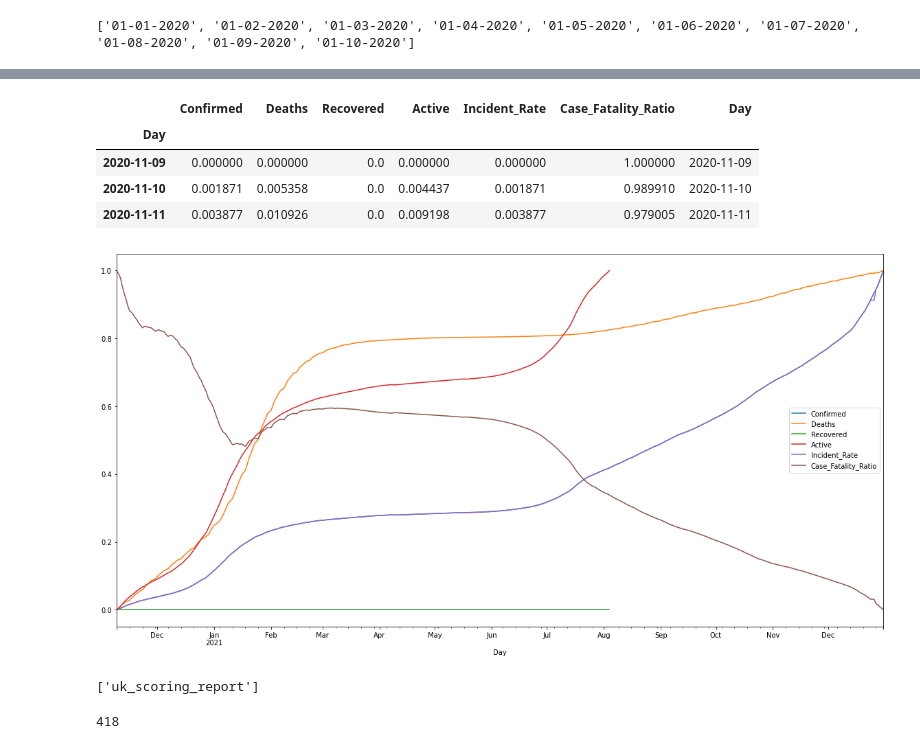
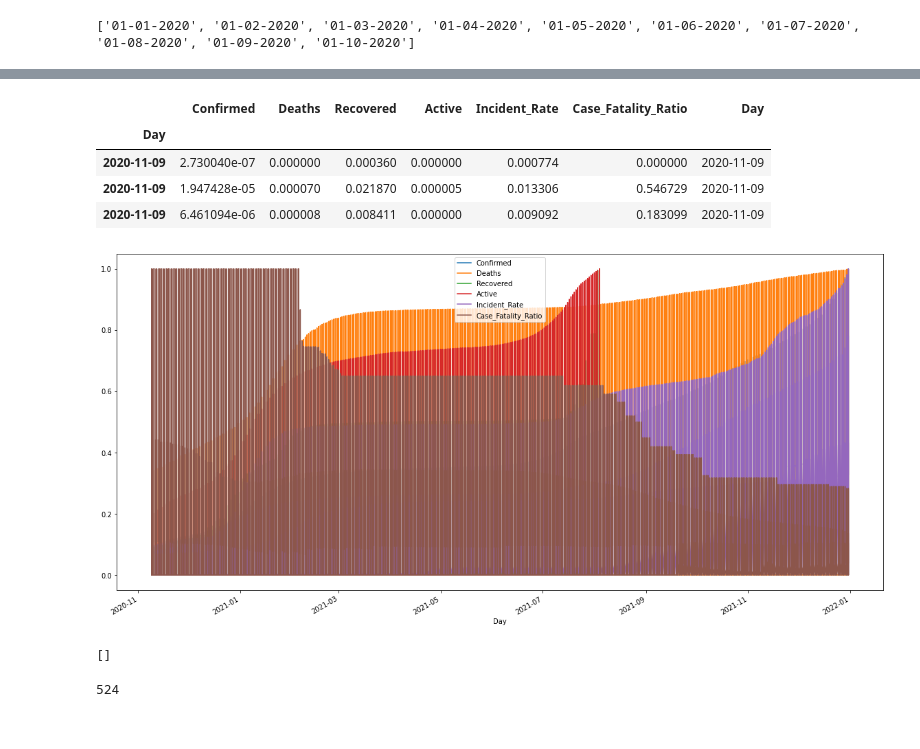
Before and after one commit to ibabedal/de_homeworks_solution, a Jupyter notebook: homework2/notebooks/Ibrahim_JHU_covid19.ipynb, the cells around one changed output, grey strips where cells are left out. Cells and saved outputs as stored; diff of their text form; code cells hidden in the pictures.

```diff
--- a/homework2/notebooks/Ibrahim_JHU_covid19.ipynb
+++ b/homework2/notebooks/Ibrahim_JHU_covid19.ipynb
@@ -30,0 +35,12 @@ except:
+# %%
+import pandas as pd
+Day='01-01-2022'
+URL_Day=f'https://raw.githubusercontent.com/CSSEGISandData/COVID-19/master/csse_covid_19_data/csse_covid_19_daily_reports/{Day}.csv'
+DF_day=pd.read_csv(URL_Day)
+DF_day['Day']=Day
+cond=(DF_day.Country_Region=='United Kingdom')#&(DF_day.Province_State=='England')
+Selec_columns=['Day','Country_Region', 'Last_Update',
+       'Lat', 'Long_', 'Confirmed', 'Deaths', 'Recovered', 'Active',
+       'Combined_Key', 'Incident_Rate', 'Case_Fatality_Ratio','Province_State']
+DF_i=DF_day[cond][Selec_columns].reset_index(drop=True)
+DF_i.head(4)
@@ -43,13 +88,13 @@ def get_list_of_days():
                 List_of_days.append(f'{month}-{day}-{year}')
     return List_of_days
 
-def get_df_uk_england_daily(Day):
+def get_df_uk_daily(Day):
     DF_i=None
     try:
         URL_Day=f'https://raw.githubusercontent.com/CSSEGISandData/COVID-19/master/csse_covid_19_data/csse_covid_19_daily_reports/{Day}.csv'
         DF_day=pd.read_csv(URL_Day)
         DF_day['Day']=Day
-        cond=(DF_day.Country_Region=='United Kingdom')&(DF_day.Province_State=='England')
+        cond=(DF_day.Country_Region=='United Kingdom')#&(DF_day.Province_State=='England')
         Selec_columns=['Day','Country_Region', 'Last_Update',
               'Lat', 'Long_', 'Confirmed', 'Deaths', 'Recovered', 'Active',
               'Combined_Key', 'Incident_Rate', 'Case_Fatality_Ratio']
@@ -59,29 +104,29 @@ def get_df_uk_england_daily(Day):
         pass
     return DF_i
 
-def Get_files_uk_england(List_of_days):
+def get_files_uk(List_of_days):
     Start=time.time()
     df_all=[]
     for Day in List_of_days:
-        df_all.append(get_df_uk_england_daily(Day))
+        df_all.append(get_df_uk_daily(Day))
     End=time.time()
     Time_in_sec=round((End-Start)/60,2)
     print(f'It took {Time_in_sec} minutes to get all data')
 
-    df_uk_england=pd.concat(df_all).reset_index(drop=True)
+    df_uk=pd.concat(df_all).reset_index(drop=True)
     # Create DateTime for Last_Update
-    df_uk_england['Last_Update']=pd.to_datetime(df_uk_england.Last_Update, infer_datetime_format=True)
-    df_uk_england['Day']=pd.to_datetime(df_uk_england.Day, infer_datetime_format=True)
+    df_uk['Last_Update']=pd.to_datetime(df_uk.Last_Update, infer_datetime_format=True)
+    df_uk['Day']=pd.to_datetime(df_uk.Day, infer_datetime_format=True)
 
-    df_uk_england['Case_Fatality_Ratio']=df_uk_england['Case_Fatality_Ratio'].astype(float)
+    df_uk['Case_Fatality_Ratio']=df_uk['Case_Fatality_Ratio'].astype(float)
 
-    df_uk_england.head(10)
-    return df_uk_england.copy()
+    df_uk.head(10)
+    return df_uk.copy()
 # %%
 list_of_days = get_list_of_days()
 print(list_of_days[:10])
 # %% [output]
 ['01-01-2020', '01-02-2020', '01-03-2020', '01-04-2020', '01-05-2020', '01-06-2020', '01-07-2020', '01-08-2020', '01-09-2020', '01-10-2020']
 # %%
-df_uk_england = Get_files_uk_england(list_of_days)
+df_uk = get_files_uk(list_of_days)
 # %% [output]
@@ -94,19 +139,19 @@ from sklearn.preprocessing import MinMaxScaler
 
 min_max_scaler = MinMaxScaler()
 
-df_uk_england_3 = pd.DataFrame(min_max_scaler.fit_transform(df_uk_england[selected_columns]),columns=selected_columns)
-df_uk_england_3['Day']=df_uk_england.Day
-df_uk_england_3.index=df_uk_england.Day
-df_uk_england_3.head(3)
+df_uk_scaled = pd.DataFrame(min_max_scaler.fit_transform(df_uk[selected_columns]),columns=selected_columns)
+df_uk_scaled['Day']=df_uk.Day
+df_uk_scaled.index=df_uk.Day
+df_uk_scaled.head(3)
 # %% [output]
 |  | Confirmed | Deaths | Recovered | Active | Incident_Rate | Case_Fatality_Ratio | Day |
 | Day |  |  |  |  |  |  |  |
-| 2020-11-09 | 0.000000 | 0.000000 | 0.0 | 0.000000 | 0.000000 | 1.000000 | 2020-11-09 |
-| 2020-11-10 | 0.001871 | 0.005358 | 0.0 | 0.004437 | 0.001871 | 0.989910 | 2020-11-10 |
-| 2020-11-11 | 0.003877 | 0.010926 | 0.0 | 0.009198 | 0.003877 | 0.979005 | 2020-11-11 |
+| 2020-11-09 | 2.730040e-07 | 0.000000 | 0.000360 | 0.000000 | 0.000774 | 0.000000 | 2020-11-09 |
+| 2020-11-09 | 1.947428e-05 | 0.000070 | 0.021870 | 0.000005 | 0.013306 | 0.546729 | 2020-11-09 |
+| 2020-11-09 | 6.461094e-06 | 0.000008 | 0.008411 | 0.000000 | 0.009092 | 0.183099 | 2020-11-09 |
 # %%
-df_uk_england_3[selected_columns].plot(figsize=(20,10))
+df_uk_scaled[selected_columns].plot(figsize=(20,10))
 plt.savefig('output/uk_scoring_report.png')
 # %% [output]
-[figure, old version]
+[figure, new version]
 # %%
@@ -122,7 +167,7 @@ engine = create_engine(f'postgresql://{user}:{password}@{host}:{port}/{database}
 print(engine.table_names())
 
 
-df_uk_england_3.to_sql('uk_scoring_report', engine,if_exists='replace',index=False)
+df_uk_scaled.to_sql('uk_scoring_report', engine,if_exists='replace',index=False)
 # %% [output]
-['uk_scoring_report']
+[]
-418
+524
```
Also changed, not shown: parts of 8 cells of this notebook, 11 other files.
